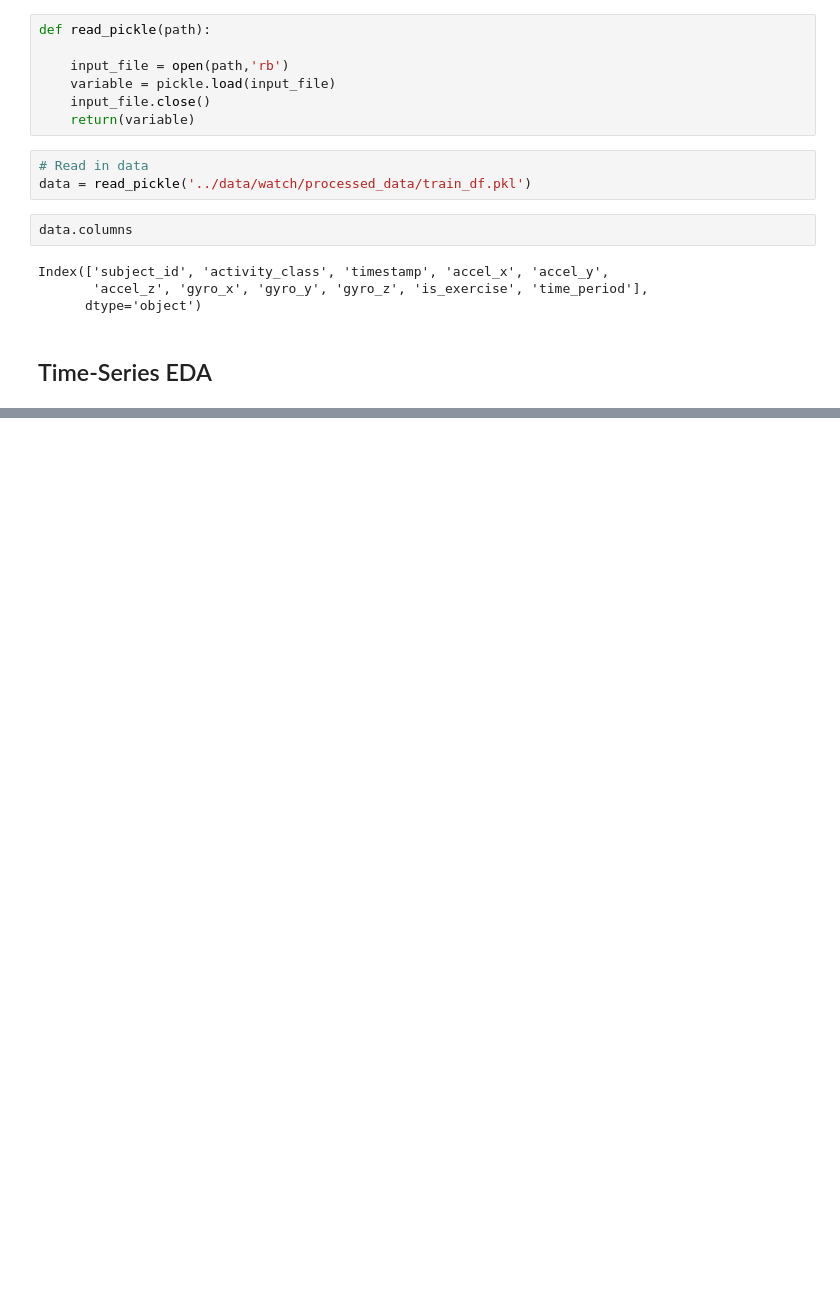
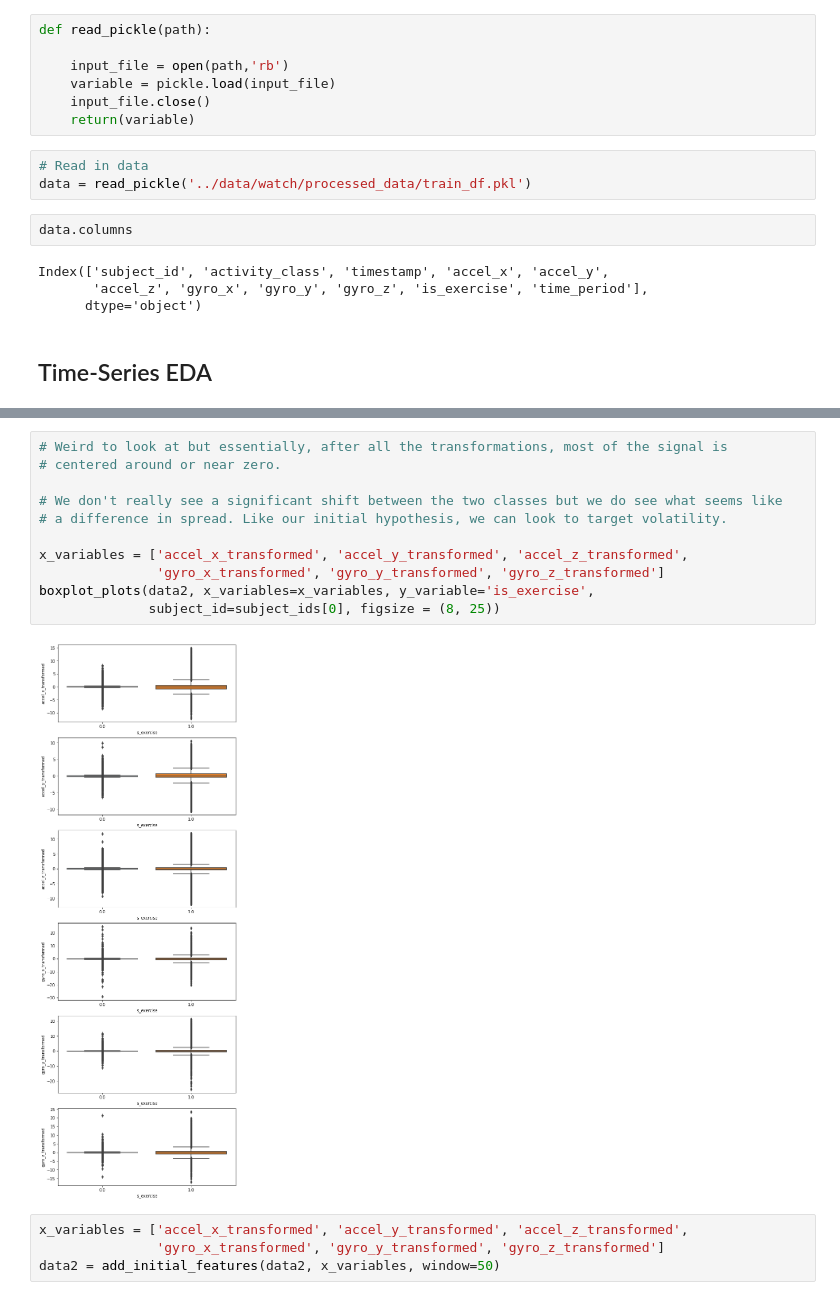
Before and after one commit to horacefung/Main_Projects, a Jupyter notebook: Smart_Watch_Motion_Detection/notebooks/exploratory_data_analysis.ipynb, the cells around one changed output, grey strips where cells are left out. Cells and saved outputs as stored; diff of their text form; blank space fills up the shorter version.

Commit message:
2020-10-02
-Added volatility measures, we're seeing good separation.

```diff
--- a/Smart_Watch_Motion_Detection/notebooks/exploratory_data_analysis.ipynb
+++ b/Smart_Watch_Motion_Detection/notebooks/exploratory_data_analysis.ipynb
@@ -155,0 +210,17 @@ pacf_plots(data, x_variables=x_variables, y_variable='is_exercise',
+# %%
+# Weird to look at but essentially, after all the transformations, most of the signal is
+# centered around or near zero.
+
+# We don't really see a significant shift between the two classes but we do see what seems like
+# a difference in spread. Like our initial hypothesis, we can look to target volatility.
+
+x_variables = ['accel_x_transformed', 'accel_y_transformed', 'accel_z_transformed',
+               'gyro_x_transformed', 'gyro_y_transformed', 'gyro_z_transformed']
+boxplot_plots(data2, x_variables=x_variables, y_variable='is_exercise',
+              subject_id=subject_ids[0], figsize = (8, 25))
+# %% [output]
+[figure, added]
+# %%
+x_variables = ['accel_x_transformed', 'accel_y_transformed', 'accel_z_transformed',
+               'gyro_x_transformed', 'gyro_y_transformed', 'gyro_z_transformed']
+data2 = add_initial_features(data2, x_variables, window=50)
```
Also changed, not shown: parts of 10 cells of this notebook.
